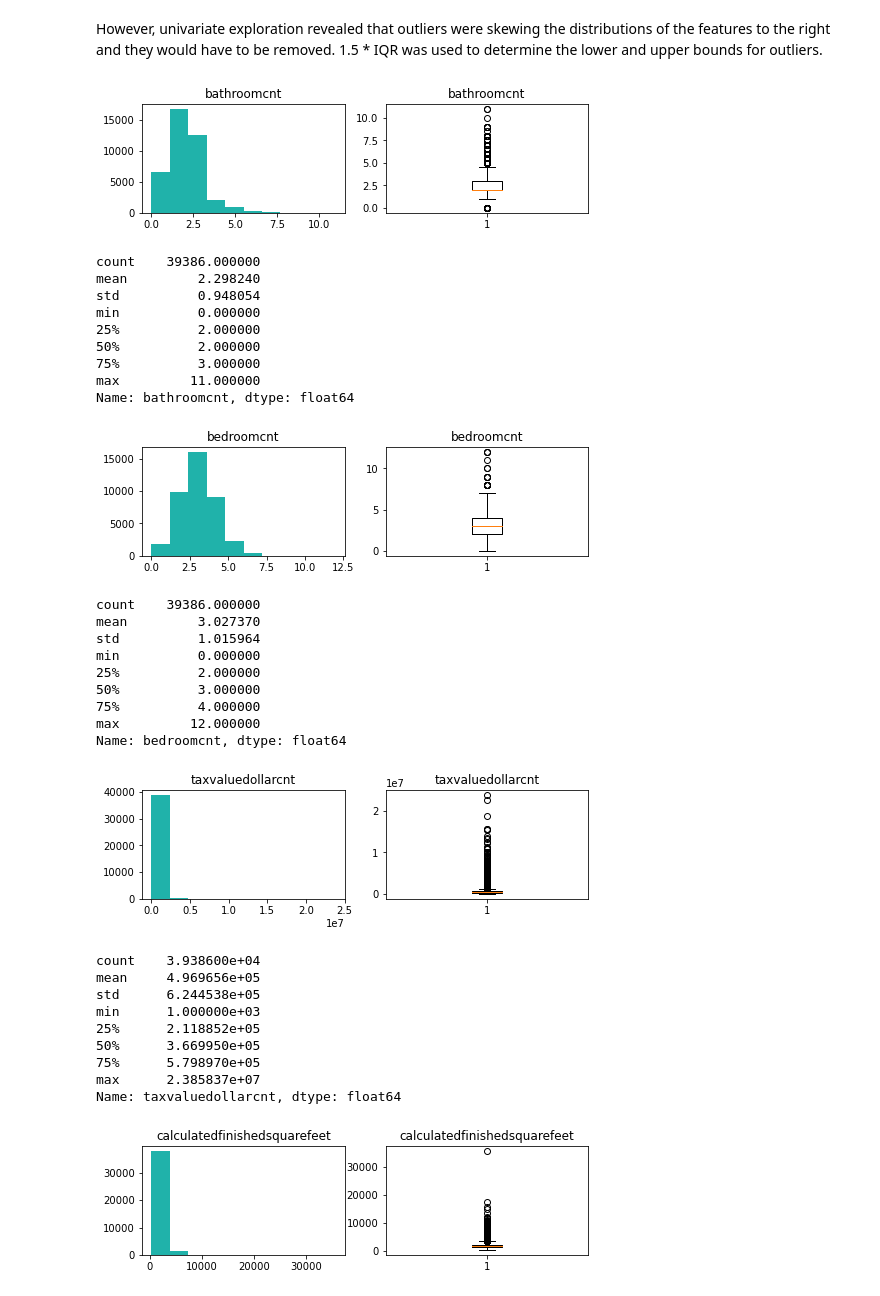
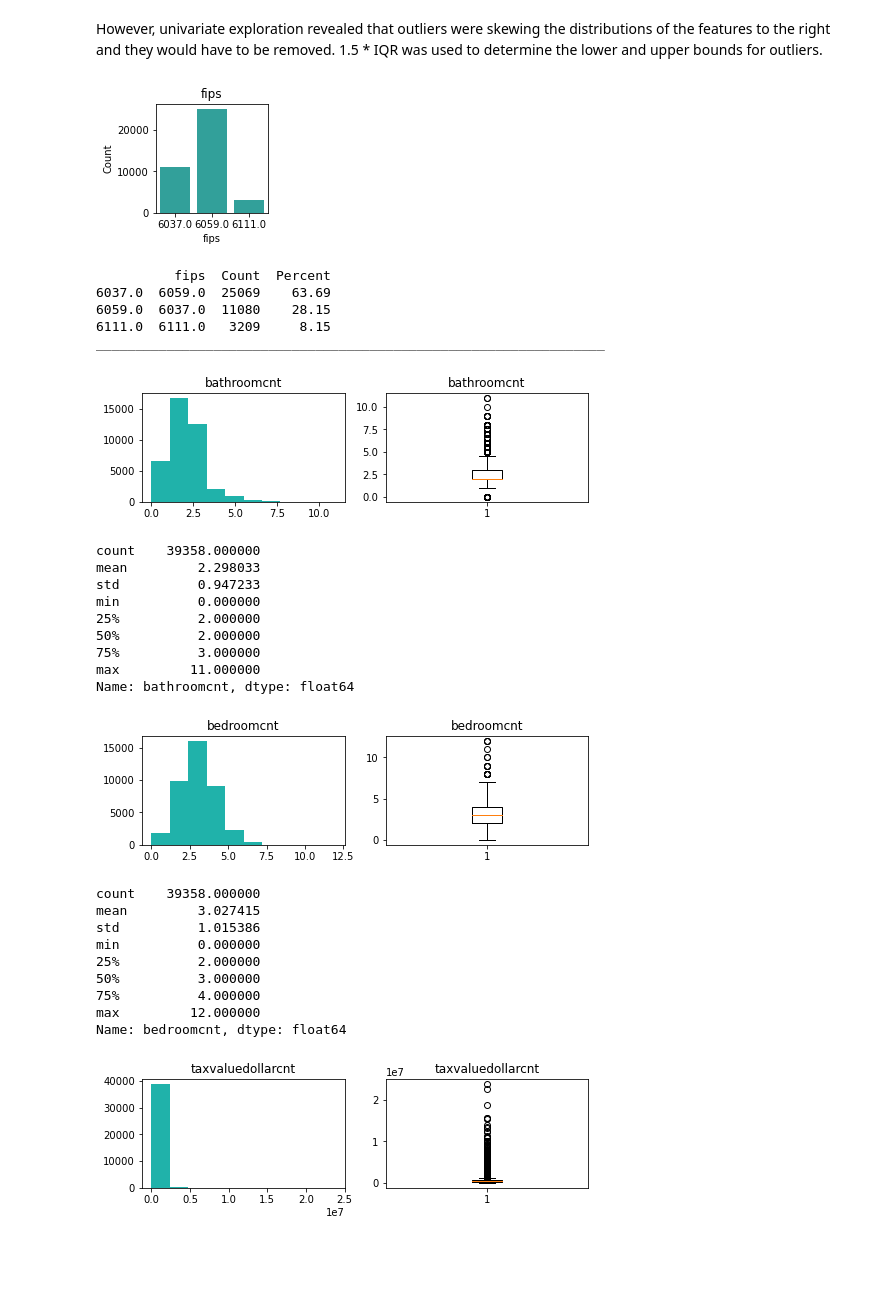
Before and after one commit to david-ryan-alviola/regression-project, a Jupyter notebook: zillow.ipynb, the cells around one changed output. Drawn from its saved outputs; the diff is of its cells as text; code cells hidden in the pictures; blank space fills up the shorter version.

Commit message:
Began finalizing zillow notebook. Added explore.py and updated other py files to reflect new features.

```diff
--- a/zillow.ipynb
+++ b/zillow.ipynb
@@ -78,36 +88,32 @@ memory usage: 1.8 MB
 # %% [markdown]
 However, univariate exploration revealed that outliers were skewing the distributions of the features to the right and they would have to be removed. 1.5 * IQR was used to determine the lower and upper bounds for outliers.
 # %%
-explore_univariate(zillow_df, [], quant_vars=['bathroomcnt', 'bedroomcnt', 'taxvaluedollarcnt', 'calculatedfinishedsquarefeet'])
+explore_univariate(zillow_df, ['fips'], quant_vars=['bathroomcnt', 'bedroomcnt', 'taxvaluedollarcnt', 'calculatedfinishedsquarefeet', 'yearbuilt'])
 # %% [output]
-[figure, old version]
+[figure, new version]
-count    39386.000000
-mean         2.298240
-std          0.948054
-min          0.000000
-25%          2.000000
-50%          2.000000
-75%          3.000000
-max         11.000000
-Name: bathroomcnt, dtype: float64
+          fips  Count  Percent
+6037.0  6059.0  25069    63.69
+6059.0  6037.0  11080    28.15
+6111.0  6111.0   3209     8.15
+_________________________________________________________________
-[figure, old version]
+[figure, new version]
-count    39386.000000
-mean         3.027370
-std          1.015964
+count    39358.000000
+mean         2.298033
+std          0.947233
 min          0.000000
 25%          2.000000
-50%          3.000000
-75%          4.000000
-max         12.000000
-Name: bedroomcnt, dtype: float64
+50%          2.000000
+75%          3.000000
+max         11.000000
+Name: bathroomcnt, dtype: float64
-[figure, old version]
+[figure, new version]
-count    3.938600e+04
-mean     4.969656e+05
-std      6.244538e+05
-min      1.000000e+03
-25%      2.118852e+05
-50%      3.669950e+05
-75%      5.798970e+05
-max      2.385837e+07
-Name: taxvaluedollarcnt, dtype: float64
+count    39358.000000
+mean         3.027415
+std          1.015386
+min          0.000000
+25%          2.000000
+50%          3.000000
+75%          4.000000
+max         12.000000
+Name: bedroomcnt, dtype: float64
-[figure, old version]
+[figure, new version]
```
Also changed, not shown: parts of 32 cells of this notebook, 5 other files.
